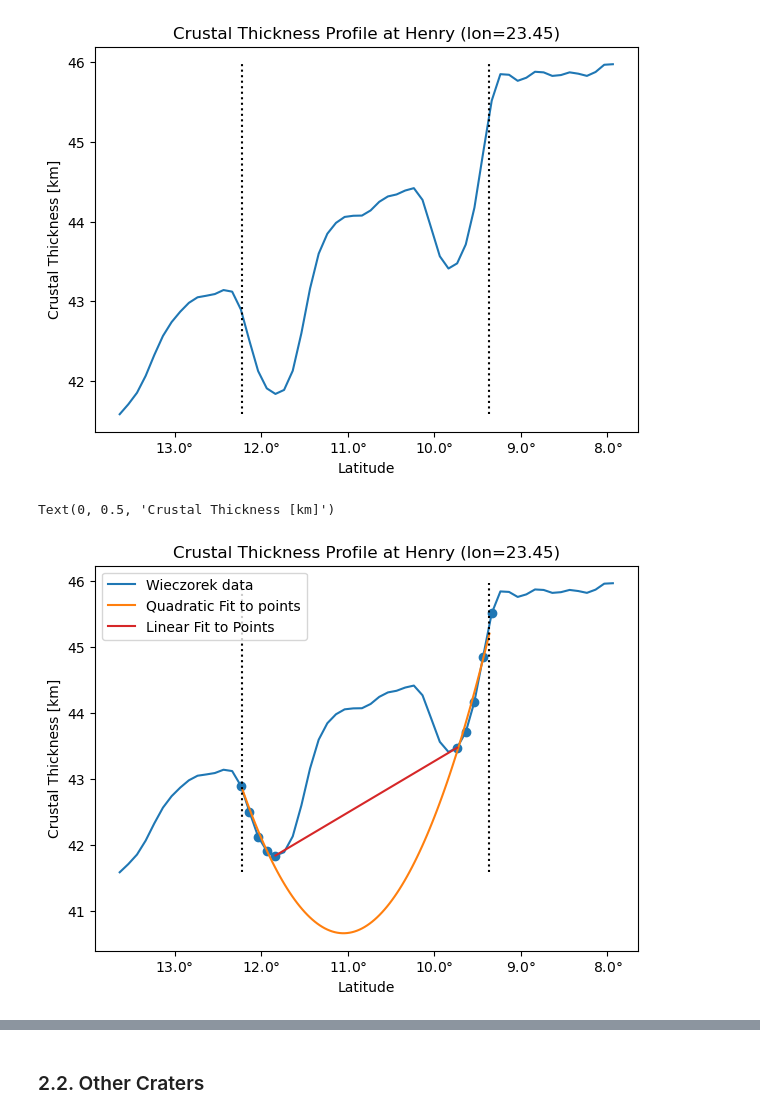
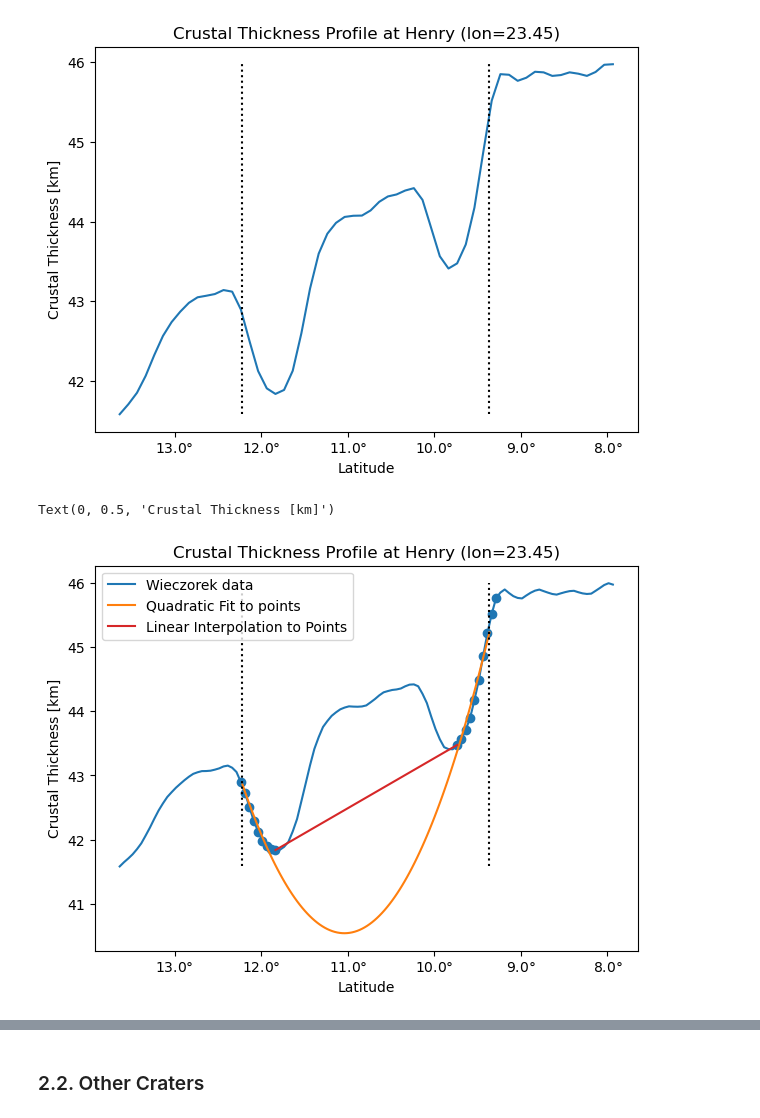
Before and after one commit to Humboldt-Penguin/Mars-Magnetics-Research, a Jupyter notebook: code/05_mag_src_map/src/main/henry_cr_thick.ipynb, the cells around one changed output, grey strips where cells are left out. Cells and saved outputs as stored; diff of their text form; code cells hidden in the pictures.

```diff
--- a/code/05_mag_src_map/src/main/henry_cr_thick.ipynb
+++ b/code/05_mag_src_map/src/main/henry_cr_thick.ipynb
@@ -55,3 +43,13 @@ To overwrite, add `overwrite=True` param.
 # %% [markdown]
 ---
 ### 1.2. Wieczorek Crustal Thickness Map
+# %%
+''' Load crustal thickness data '''
+
+import zerisk.Crust
+Crust = zerisk.Crust.Crust()
+
+path__datahome = utils.getPath('current','..','data','1_raw')
+Crust.downloadData(path__datahome, overwrite=False, verbose=True)
+
+Crust.loadData(ref_interior_model_int=0)
@@ -169,7 +171,7 @@ Text(0, 0.5, 'Crustal Thickness [km]')
 
 crater_name = 'Henry'
 scaling = 2
-spacing = 0.1
+spacing = 0.05
 
 
 thiscrater = Craters.getByName(crater_name)
@@ -197,9 +199,9 @@ dat = np.asarray(dat)
 
 
 
-''' Isolate un-altered crater data + fit '''
+''' Isolate un-altered crater data + quadratic fit '''
 
-bounds = [9.25, 9.75, 11.8, 12.25]
+bounds = [9.25, 9.75, 11.8, 12.27]
 
 ind = np.where((bounds[0] < lat_range) & (lat_range < bounds[1]) | (bounds[2] < lat_range) & (lat_range < bounds[3]))
 lat_range_crop = lat_range[ind]
@@ -208,7 +210,6 @@ dat_crop = dat[ind]
 
 
 
-from scipy.optimize import curve_fit
 
 def model_f(x,a,b,c):
     return a*(x-b)**2 + c
@@ -222,36 +223,42 @@ y_model = model_f(x_model, a_opt, b_opt, c_opt)
 
 
 
-''' Plot data and fit '''
+''' Plot data'''
 
 
 fig = plt.figure(figsize=(7,5))
 ax = plt.axes()
 
 lin_dat, = ax.plot(lat_range, dat, color='C0')
 lin_dat.set_label('Wieczorek data')
 
-scat_training = ax.scatter(lat_range_crop, dat_crop, color='C0')
+scatt_training = ax.scatter(lat_range_crop, dat_crop, color='C0')
 
 lin_quad_fit, = ax.plot(x_model, y_model, color='C1')
 lin_quad_fit.set_label('Quadratic Fit to points')
 
+
+# linear model
+
 left = np.abs(lat_range_crop-bounds[1]).argmin()
 right = np.abs(lat_range_crop-bounds[2]).argmin()
 lin_linear_fit, = ax.plot([lat_range_crop[left], lat_range_crop[right]], [dat_crop[left], dat_crop[right]], color='C3')
-lin_linear_fit.set_label('Linear Fit to Points')
+lin_linear_fit.set_label('Linear Interpolation to Points')
+
+
+# plotting
 
 ax.legend()
 
 ax.invert_xaxis()
 
 ax.vlines(x=[crater_lat_bottom, crater_lat_top], ymin=np.amin(dat), ymax=np.amax(dat), colors='k', linestyles='dotted')
 
 ax.set_title(f'Crustal Thickness Profile at {crater_name} (lon={lon:0.2f})')
 ax.set_xlabel('Latitude')
 ax.xaxis.set_major_formatter('{x}$\degree$')
 ax.set_ylabel('Crustal Thickness [km]')
 # %% [output]
 Text(0, 0.5, 'Crustal Thickness [km]')
-[figure, old version]
+[figure, new version]
 # %%
```
Also changed, not shown: parts of 14 cells of this notebook, 3 other files.
